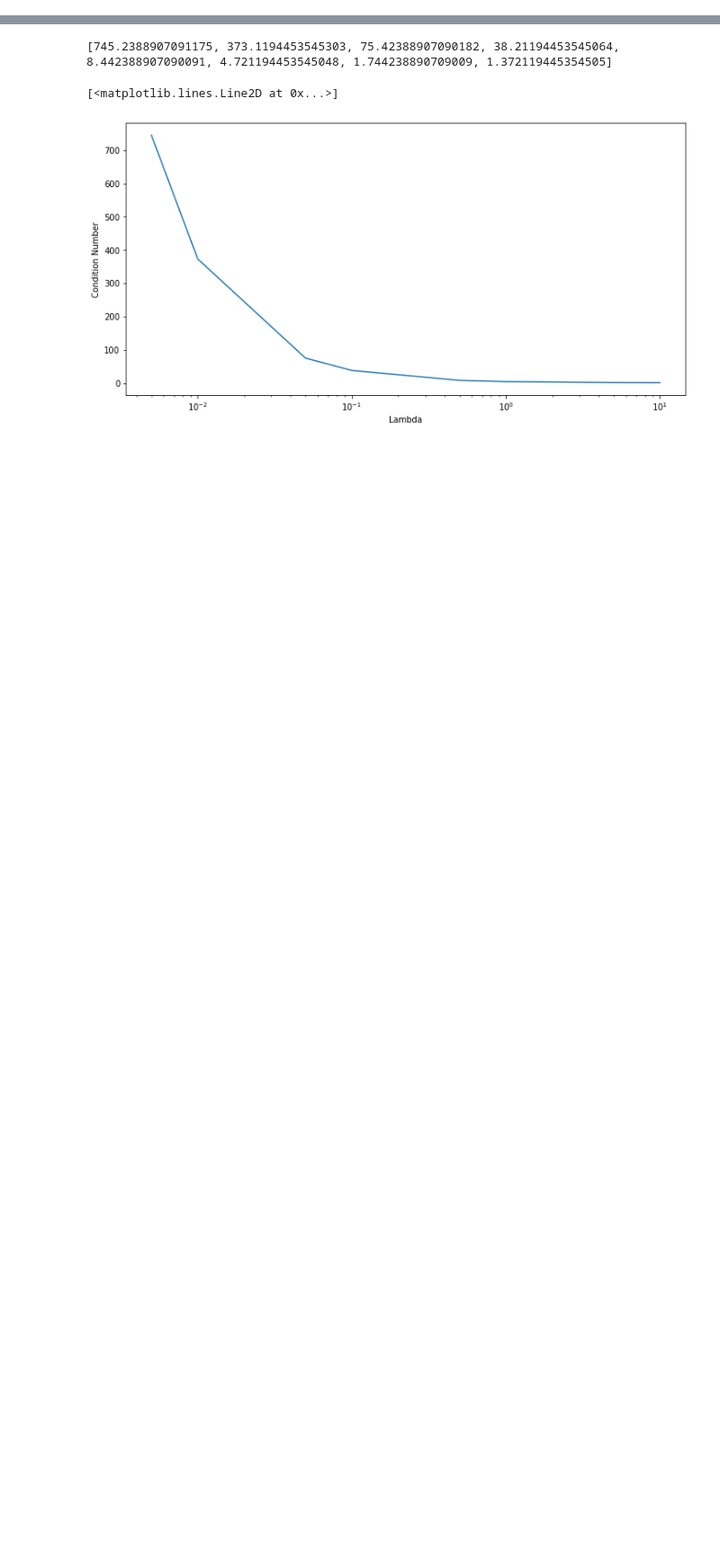
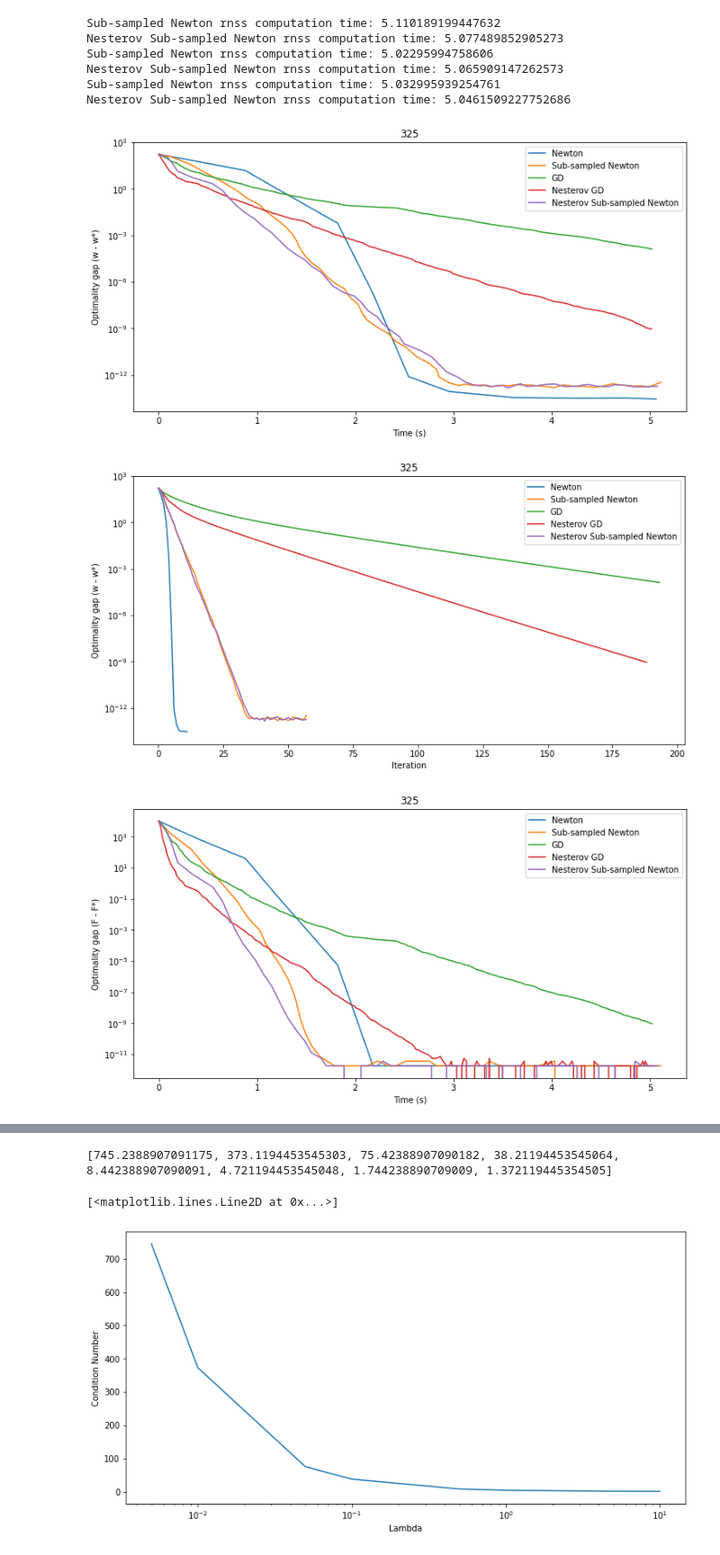
Before and after one commit to First529/Approximate-Newton, a Jupyter notebook: test_a9a.ipynb, the cells around one changed output, grey strips where cells are left out. Shown at 90% size. Cells and saved outputs as stored; diff of their text form; code cells hidden in the pictures; blank space fills up the shorter version.

```diff
--- a/test_a9a.ipynb
+++ b/test_a9a.ipynb
@@ -25,7 +25,6 @@ st = 5 # stop time
 sss = [int(0.01 * n), int(0.05 * n), int(0.1 * n)]  # sampling size
 lambd = 0.1
 alpha = 0.5
-beta = 0.71
-w, t = newton(A, b, np.zeros(d), rl, lambd, 1,  15)
+w, t = newton(A, b, np.zeros(d), rl, lambd, 1,  30, True)
 w_stars = w[len(t)-1]
 # %% [output]
@@ -33,5 +32,5 @@ Newton computation time: 15.149795770645142
 # %%
-w0, t0 = newton(A, b, np.zeros(d), rl, lambd, 1, st)
+w0, t0 = newton(A, b, np.zeros(d), rl, lambd, 1, st, False)
 w2, t2 = gd(A, b, np.zeros(d), rl, lambd, alpha, st)
-w3, t3 = nesterov_gd(A, b, np.zeros(d), rl, lambd, alpha, beta, st)
+w3, t3 = nesterov_gd(A, b, np.zeros(d), rl, lambd, alpha, 0.5, st)
 # %% [output]
@@ -41,16 +39,0 @@ Nesterov GD computation time: 5.01966404914856
-# %%
-for ss in sss:
-    w1, t1 = sub_sampled_newton_rnss(A, b, np.zeros(d), rl, lambd, 1, st, ss)
-    w4, t4 = nesterov_sub_sampled_newton_rnss(A, b, np.zeros(d), rl, lambd, 1, beta, st, ss)
-    ws = [w0,w1,w2,w3,w4]
-    ts = [t0,t1,t2,t3,t4]
-    ts_iters = [np.arange(len(t)) for t in ts]
-
-    w_gaps = compute_w_gaps(ws, ts, w_stars)
-    plot_graph(ts, w_gaps, 'Time (s)', 'Optimality gap (w - w*)', str(ss))
-    plot_graph(ts_iters, w_gaps, 'Iteration', 'Optimality gap (w - w*)', str(ss))
-
-
-    f_gaps = compute_f_gaps(A, b, ws, ts, w_stars, rl)
-    plot_graph(ts, f_gaps, 'Time (s)', 'Optimality gap (F - F*)', str(ss))
-    plot_graph(ts_iters, f_gaps, 'Iteration', 'Optimality gap (F - F*)', str(ss))
@@ -75,0 +40,27 @@ Nesterov Sub-sampled Newton rnss computation time: 5.056617259979248
+# %%
+for ss in sss:
+    w1, t1 = sub_sampled_newton_rnss(A, b, np.zeros(d), rl, lambd, 1, st, ss)
+#     w4, t4 = nesterov_sub_sampled_newton_rnss(A, b, np.zeros(d), rl, lambd, 1, 0.5, st, ss)
+    w4, t4 = nesterov_sub_sampled_newton_rnss(A, b, np.zeros(d), rl, lambd, 1, -1, st, ss)
+    ws = [w0,w1,w2,w3,w4]
+    ts = [t0,t1,t2,t3,t4]
+    ts_iters = [np.arange(len(t)) for t in ts]
+
+    w_gaps = compute_w_gaps(ws, ts, w_stars)
+    plot_graph(ts, w_gaps, 'Time (s)', 'Optimality gap (w - w*)', str(ss))
+    plot_graph(ts_iters, w_gaps, 'Iteration', 'Optimality gap (w - w*)', str(ss))
+
+
+    f_gaps = compute_f_gaps(A, b, ws, ts, w_stars, rl)
+    plot_graph(ts, f_gaps, 'Time (s)', 'Optimality gap (F - F*)', str(ss))
+    plot_graph(ts_iters, f_gaps, 'Iteration', 'Optimality gap (F - F*)', str(ss))
+# %% [output]
+Sub-sampled Newton rnss computation time: 5.110189199447632
+Nesterov Sub-sampled Newton rnss computation time: 5.077489852905273
+Sub-sampled Newton rnss computation time: 5.02295994758606
+Nesterov Sub-sampled Newton rnss computation time: 5.065909147262573
+Sub-sampled Newton rnss computation time: 5.032995939254761
+Nesterov Sub-sampled Newton rnss computation time: 5.0461509227752686
+[figure, added]
+[figure, added]
+[figure, added]
```
Also changed, not shown: parts of 4 cells of this notebook, 5 other files.
